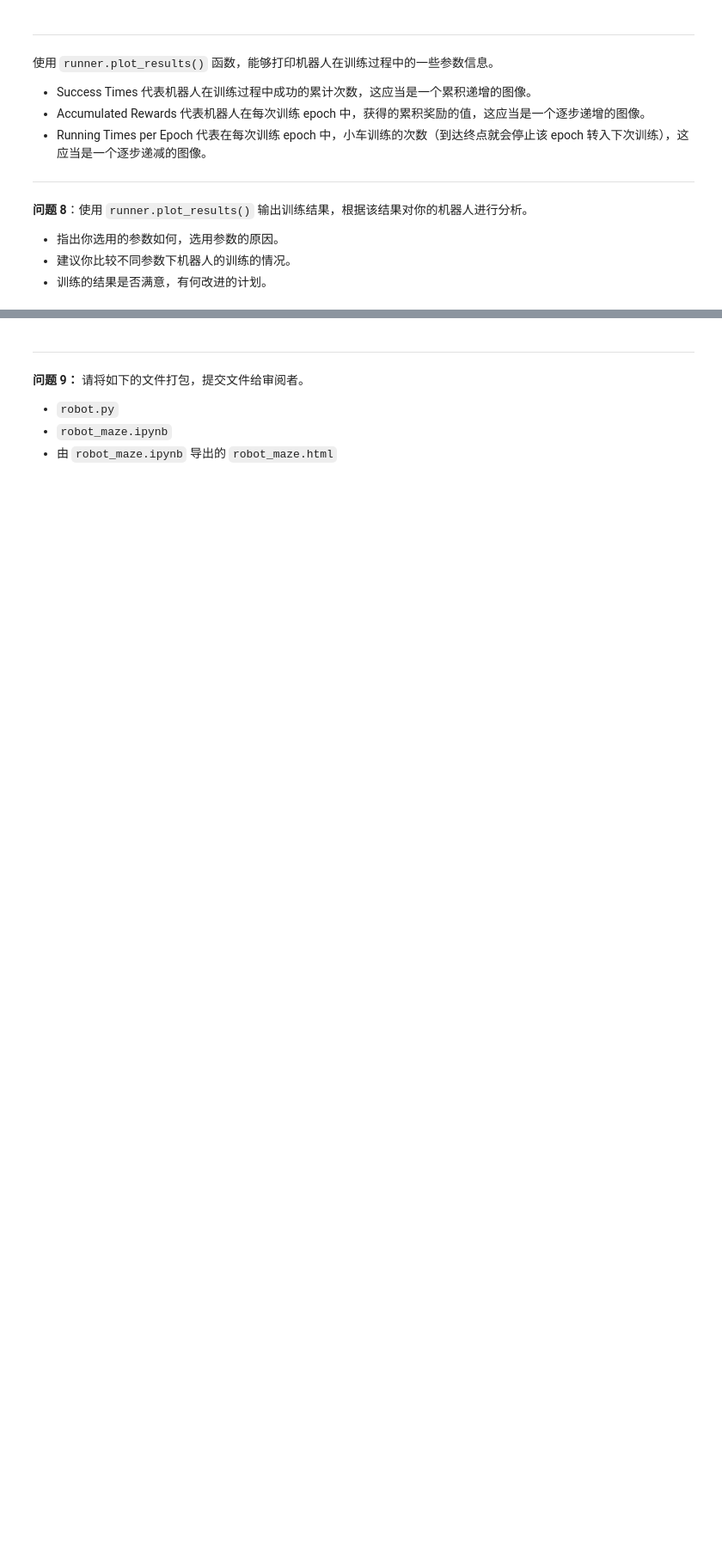
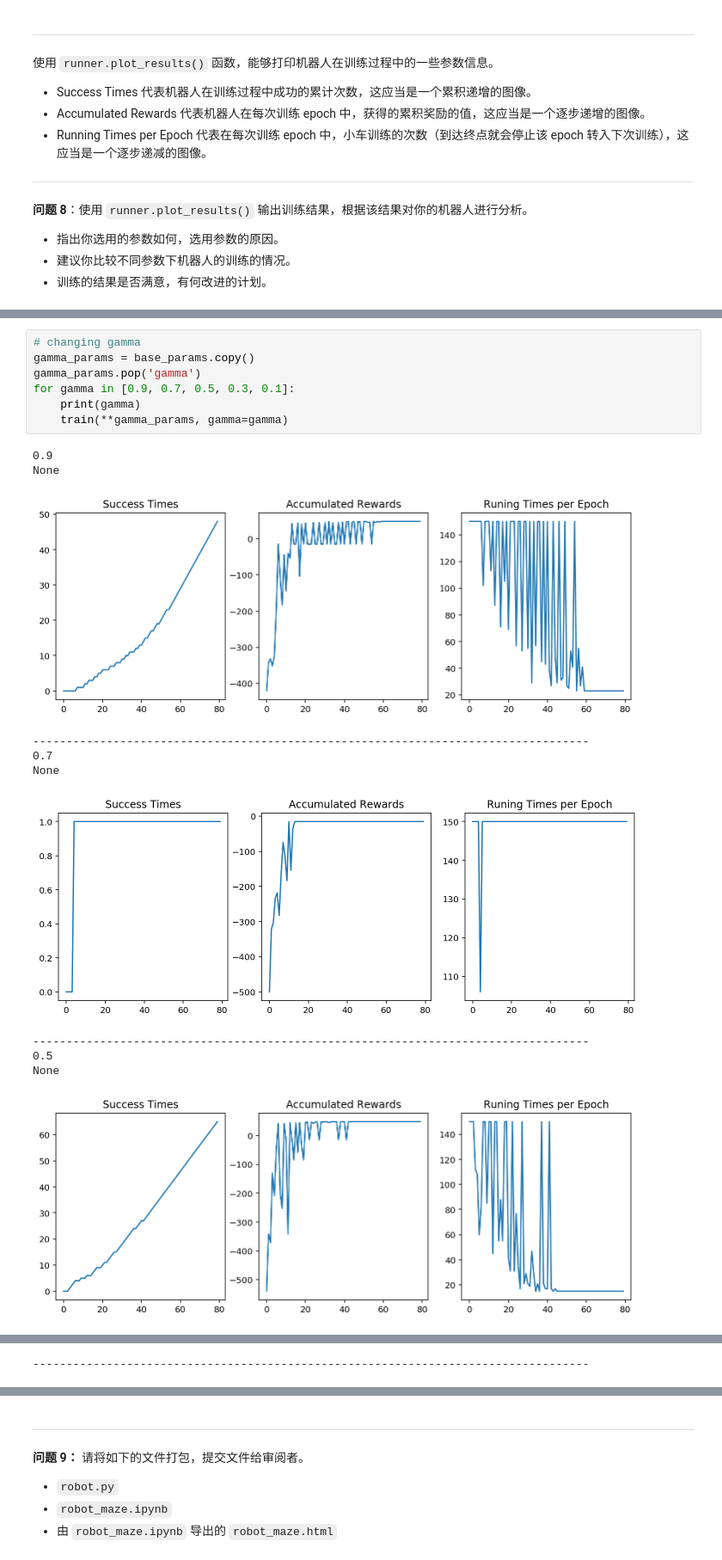
Before and after one commit to sengatang/udacity_ml_nano, a Jupyter notebook: qlearning_maze-master/robot_maze.ipynb, the cells around one changed output, grey strips where cells are left out. Shown at 86% size. Cells and saved outputs as stored; diff of their text form; blank space fills up the shorter version.

```diff
--- a/qlearning_maze-master/robot_maze.ipynb
+++ b/qlearning_maze-master/robot_maze.ipynb
@@ -399,0 +366,19 @@ decrease maze size and trap_number
+# %%
+# changing gamma
+gamma_params = base_params.copy()
+gamma_params.pop('gamma')
+for gamma in [0.9, 0.7, 0.5, 0.3, 0.1]:
+    print(gamma)
+    train(**gamma_params, gamma=gamma)
+# %% [output]
+0.9
+None
+[figure, added]
+-----------------------------------------------------------------------------------
+0.7
+None
+[figure, added]
+-----------------------------------------------------------------------------------
+0.5
+None
+[figure, added]
@@ -399,0 +393 @@ decrease maze size and trap_number
+-----------------------------------------------------------------------------------
```
Also changed, not shown: parts of 15 cells of this notebook, 11 other files.
